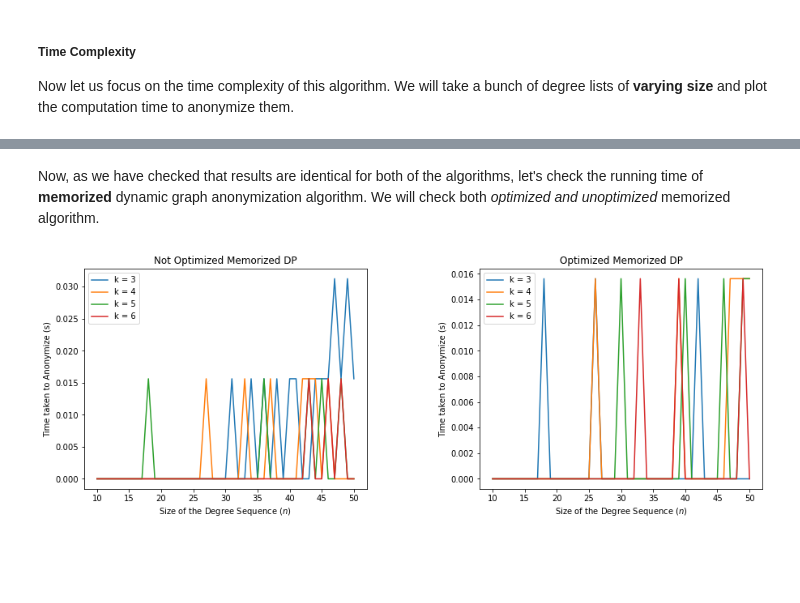
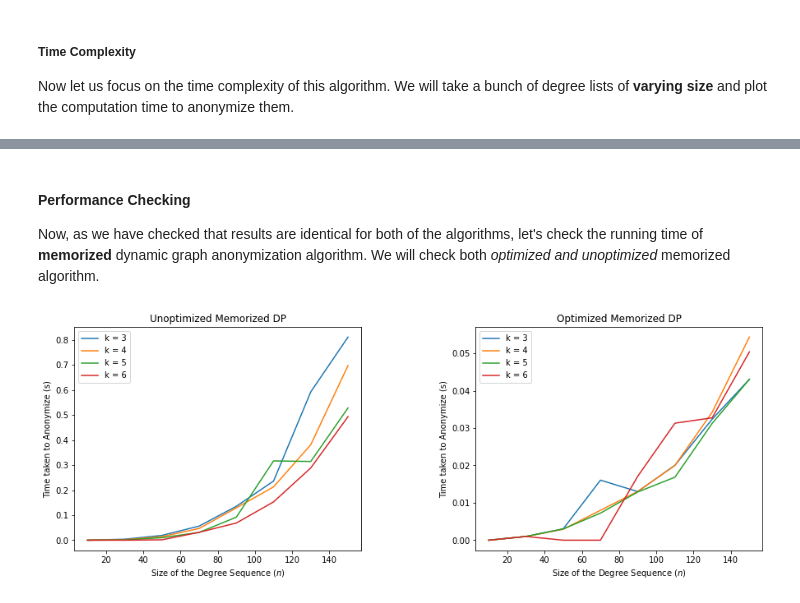
Before and after one commit to sahityacodes/graphAnonymization, a Jupyter notebook: graph_anonymization_documentation.ipynb, the cells around one changed output, grey strips where cells are left out. Saved outputs shown, nothing was run; the diff lists cells and outputs as text; code cells hidden in the pictures; blank space fills up the shorter version.

Commit message:
R value added

```diff
--- a/graph_anonymization_documentation.ipynb
+++ b/graph_anonymization_documentation.ipynb
@@ -166,8 +208,8 @@ def generateDegreeSequence(length, lowest_value = 1, highest_value = None):
 Now let's generate a degree sequence and check our dynamic programing graph anonymization algorithm.
 # %%
 k = random.randint(low=3, high=10)
-degree_sequence = generateDegreeSequence(20, lowest_value = 1, highest_value = 15)
-print("Original Sequence: {}".format(degree_sequence))
+degree_sequence = generateDegreeSequence(20, lowest_degree = 1, highest_degree = 15)
+print("Not Anonymized Sequence: {}".format(degree_sequence))
 anonymization_cost, anonymized_sequence = dynamicPrograming(k, degree_sequence)
 print("{}-Anonymized Sequence:{}".format(k, anonymized_sequence))
 print("Anonymization Cost = {}".format(anonymization_cost))
@@ -188,16 +230,21 @@ for k in range(3, 7):
 
     for size in range(10, 51):
         degree_sequence = generateDegreeSequence(size) # Generates the degree sequence
-        start_timer = time.process_time()               # start timer
+        start_timer = time.time()               # start timer
         dynamicPrograming(k, degree_sequence)  # Algorithm called for observation
-        end_timer = time.process_time() # stop timer
+        end_timer = time.time() # stop timer
         time_taken = end_timer - start_timer
 
         size_of_sequence.append(size)        # stores the size^(2) of a degree sequence
         performance.append(time_taken)       # stores the time taken by the algorithm for that degree sequence
 
+        # Shell Massage
+        print('{}-Degree Anonymizing Sequence of length {}. Please wait ...'.format(k, size), end='\r', flush=True)
+
     plt.plot(size_of_sequence, performance, label='k = {}'.format(k))
 
+
+print('{}\r'.format('Done'+' '*100)) # Clearing Shell Message
 plt.xlabel("Size of the Degree Sequence ($n$)")
 plt.ylabel("Time taken to Anonymize (s)")
 plt.legend()
@@ -253,15 +304,22 @@ for k in range(3, 7):
 
     for size in range(10, 51):
         degree_sequence = generateDegreeSequence(size)
-        start_timer = time.process_time()
+        start_timer = time.time()
         optimizedDynamicPrograming(k, degree_sequence)
-        end_timer = time.process_time()
+        end_timer = time.time()
         time_taken = end_timer - start_timer
 
         size_of_sequence.append(size)
         performance.append(time_taken)
 
+        # Shell Message
+        print('{}-Degree Anonymizing Sequence of length {}. Please wait ...'.format(k, size), end='\r', flush=True)
+
+
     plt.plot(size_of_sequence, performance, label='k = {}'.format(k))
+
+
+print('{}\r'.format('Done' + ' '*100)) # Clearing Shell Message
 
 plt.xlabel("Size of the Degree Sequence ($n$)")
 plt.ylabel("Time taken to Anonymize (s)")
@@ -422,7 +452,9 @@ for k = 10 outcomes from dynamic and memorized matches 100.0%
 # %% [markdown]
+#### Performance Checking
 Now, as we have checked that results are identical for both of the algorithms, let's check the running time of **memorized** dynamic graph anonymization algorithm. We will check both *optimized and unoptimized* memorized algorithm.
 # %%
-# Just memorized algorithm with and without optimization (outside paper)
+import time
+# Just the memorized algorithms with and without optimization
 
 figure,(not_opt, opt) = plt.subplots(1, 2,figsize=(15,5))
 figure.subplots_adjust(hspace=0.4, wspace=0.4)
@@ -432,42 +464,42 @@ for k in range(3, 7): #Range of value of k
     opt_performance = list()
     not_opt_performance = list()
 
-    for size in range(10, 51): #Size of the degree Sequence
+    for size in range(10, 151, 20): #Size of the degree Sequence
         degree_sequence = generateDegreeSequence(size)
         size_of_sequence.append(size) # store the size for plotting
 
         # For Degree sequence of this size Call not optimized algorithm and measure time
-        not_opt_start_timer = time.process_time()
+        not_opt_start_timer = time.time()
         dynamic.memorizedDPGraphAnonymization(k, degree_sequence, optimization = False)
-        not_opt_end_timer = time.process_time()
+        not_opt_end_timer = time.time()
         not_opt_time_taken = not_opt_end_timer - not_opt_start_timer
         not_opt_performance.append(not_opt_time_taken)
 
         # For Degree sequence of this size Call not optimized algorithm and measure time
-        opt_start_timer = time.process_time()
-        dynamic.memorizedDPGraphAnonymization(k, degree_sequence, optimization = False)
-        opt_end_timer = time.process_time()
+        opt_start_timer = time.time()
+        dynamic.memorizedDPGraphAnonymization(k, degree_sequence, optimization = True)
+        opt_end_timer = time.time()
         opt_time_taken = opt_end_timer - opt_start_timer
         opt_performance.append(opt_time_taken)
 
     #Ploting size vs Performance for unoptimized Memorized Algorithm
     not_opt.plot(size_of_sequence, not_opt_performance, label='k = {}'.format(k))
     not_opt.legend()
 
     #Ploting size vs Performance for unoptimized Memorized Algorithm
     opt.plot(size_of_sequence, opt_performance, label='k = {}'.format(k))
     opt.legend()
 
 
 not_opt.set_xlabel("Size of the Degree Sequence ($n$)")
 not_opt.set_ylabel("Time taken to Anonymize (s)")
-not_opt.set_title("Not Optimized Memorized DP")
+not_opt.set_title("Unoptimized Memorized DP")
 
 opt.set_xlabel("Size of the Degree Sequence ($n$)")
 opt.set_ylabel("Time taken to Anonymize (s)")
 opt.set_title("Optimized Memorized DP")
 
 
 plt.show()
 # %% [output]
-[figure, old version]
+[figure, new version]
```
Also changed, not shown: parts of 32 cells of this notebook, 1 other file.
